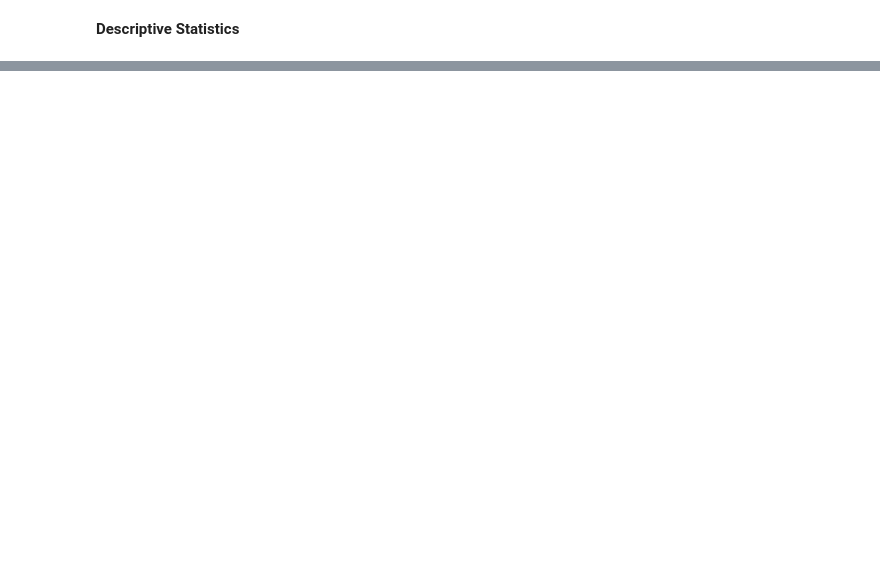
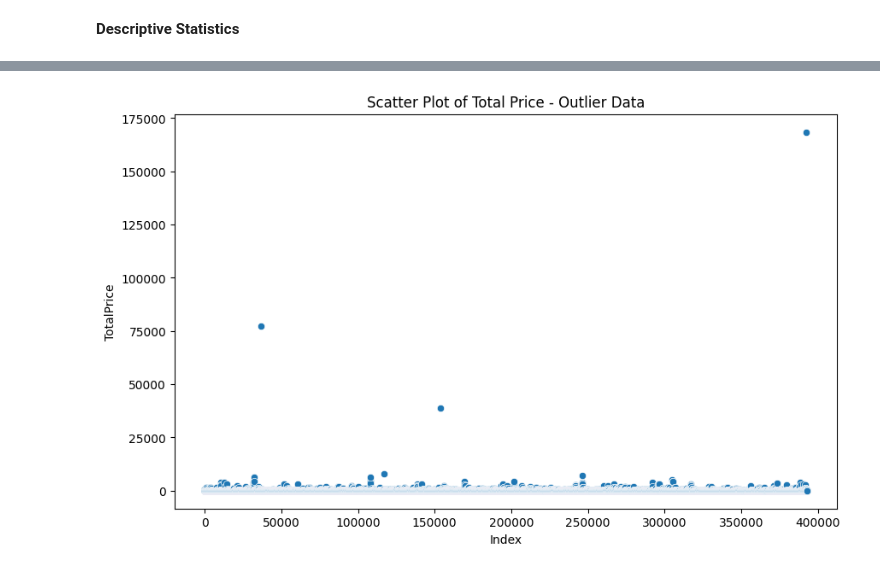
Before and after one commit to jagadeesh-usd/online-retail-customer-segmentation, a Jupyter notebook: notebooks/02_eda.ipynb, the cells around one changed output, grey strips where cells are left out. Saved outputs shown, nothing was run; the diff lists cells and outputs as text; code cells hidden in the pictures; blank space fills up the shorter version.

```diff
--- a/notebooks/02_eda.ipynb
+++ b/notebooks/02_eda.ipynb
@@ -138,0 +86,11 @@ eda_plots(df)
+# %%
+def create_total_price(data):
+    """Create a new column 'TotalPrice' by multiplying 'Quantity' and 'UnitPrice'."""
+    data['TotalPrice'] = data['Quantity'] * data['UnitPrice']
+    return data
+# %%
+df_with_total_price = create_total_price(df)
+
+print(df_with_total_price.shape)
+
+df_with_total_price.head()
@@ -138,0 +121,22 @@ eda_plots(df)
+# %%
+def remove_outliers(data, column):
+    """Remove outliers from the specified column using the IQR method."""
+    Q1 = data[column].quantile(0.25)
+    Q3 = data[column].quantile(0.75)
+    IQR = Q3 - Q1
+    lower_bound = Q1 - 1.5 * IQR
+    upper_bound = Q3 + 1.5 * IQR
+
+    # Filter the data to get outliers
+    outlier_data = data[(data[column] < lower_bound) | (data[column] > upper_bound)]
+    print(outlier_data.shape[0])
+
+    # Filter the data to remove outliers
+    filtered_data = data[(data[column] >= lower_bound) & (data[column] <= upper_bound)]
+    return filtered_data, outlier_data
+# %%
+print(df_with_total_price.shape)
+
+df_without_outlier, outlier_data = remove_outliers(df_with_total_price, 'TotalPrice')
+
+print(df_without_outlier.shape)
@@ -138,0 +170,4 @@ eda_plots(df)
+# %%
+plot_scatter(outlier_data, 'TotalPrice', 'Scatter Plot of Total Price - Outlier Data')
+# %% [output]
+[figure, added]
```
Also changed, not shown: parts of 35 cells of this notebook, 13 other files.
